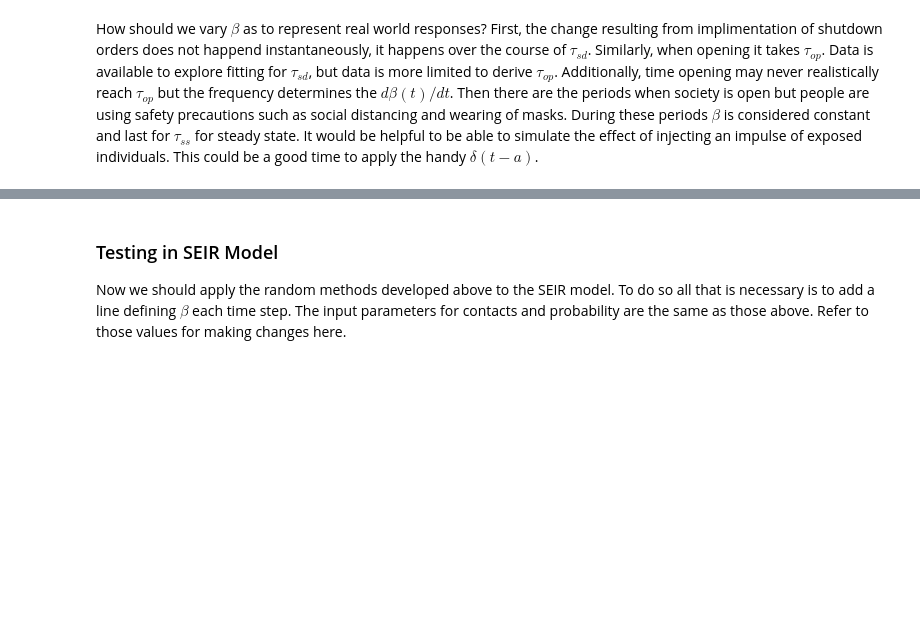
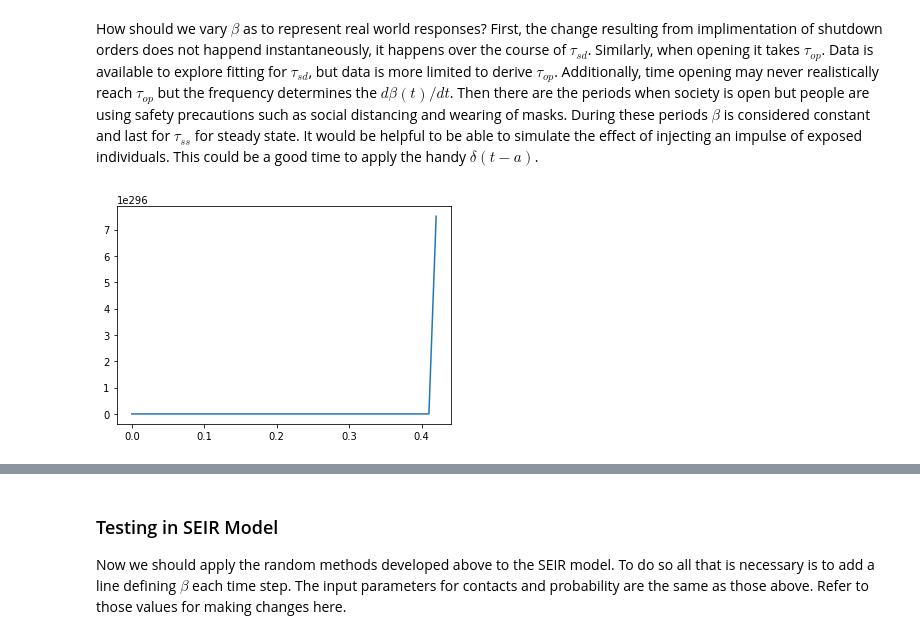
Before and after one commit to josephmlev/covidExitStrategyAnalysis, a Jupyter notebook: modeling/SS_Covid_Modelling.ipynb, the cells around one changed output, grey strips where cells are left out. Cells and saved outputs as stored; diff of their text form; code cells hidden in the pictures; blank space fills up the shorter version.

```diff
--- a/modeling/SS_Covid_Modelling.ipynb
+++ b/modeling/SS_Covid_Modelling.ipynb
@@ -115,18 +131,29 @@ Realistically, society has a rythem to life. If we accept that transmission ($\b
 # %% [markdown]
 How should we vary $\beta$ as to represent real world responses? First, the change resulting from implimentation of shutdown orders does not happend instantaneously, it happens over the course of $\tau_{sd}$. Similarly, when opening it takes $\tau_{op}$. Data is available to explore fitting for $\tau_{sd}$, but data is more limited to derive $\tau_{op}$. Additionally, time opening may never realistically reach $\tau_{op}$ but the frequency determines the $d\beta(t)/dt$. Then there are the periods when society is open but people are using safety precautions such as social distancing and wearing of masks. During these periods $\beta$ is considered constant and last for $\tau_{ss}$ for steady state. It would be helpful to be able to simulate the effect of injecting an impulse of exposed individuals. This could be a good time to apply the handy $\delta(t-a)$.
 # %%
-k_mean = 10; dk = 5; Tk = 7
-c_mean = 0.1; dc = 0.04; Tc = 7
-init_b = k_mean, dk, Tk, c_mean, dc, Tc
+k_mean = 20; dk = 10; Tk = 7  # kappa parameters for oscillation about a mean
+c_mean = 0.3; dc =.29; Tc = 36  # likewise for c
+args = k_mean, dk, Tk, c_mean, dc, Tc
 
-def Beta(t, init):
-    k_mean, dk, Tk, c_mean, dc, Tc = init
-    k = abs(dk/2 * py.sin(py.pi * 1/Tk * t) + k_mean)
-    c = abs(dc/2 * py.sin(py.pi * 1/Tc * t) + c_mean)
-    b = - k * py.log(1-c)
-    return b
+def Gauss(x, mean, std):
+    A = 1/(std * py.sqrt(2*pi))
+    B = py.exp((x-mean)**2 / (2*std**2))
+    return A * B
 
-#print(Beta(5, init_b))
+x = py.arange(0,10,.01)
+al = py.zeros(len(x))
+
+for i in range(len(x)):
+    al[i] = Gauss(i, 5, 1)
+py.plot(x, al)
+
+def Beta(t, args):
+    k_mean, dk, Tk, c_mean, dc, Tc = args
+    k = dk * py.sin(2*pi / Tk * t) + k_mean
+    c =  dc * py.sin(2*pi / Tc * t) + c_mean
+    return - k * py.log(1-c)
+# %% [output]
+[figure, added]
 # %%
 def diff_eqs(Init, t, m, b, s, g, u, d):
     S, E, I, R, F = Init # Initial conditions
```
Also changed, not shown: parts of 10 cells of this notebook, 3 other files.
